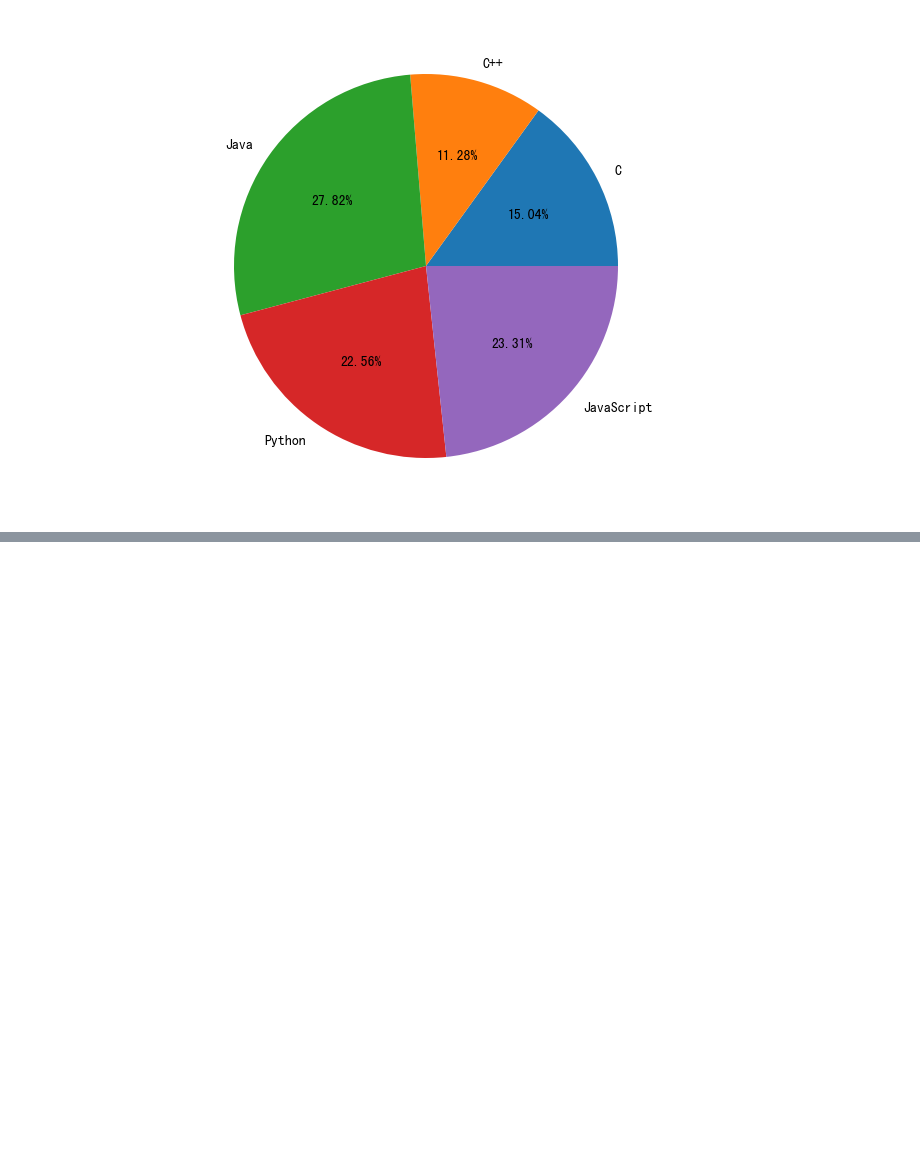
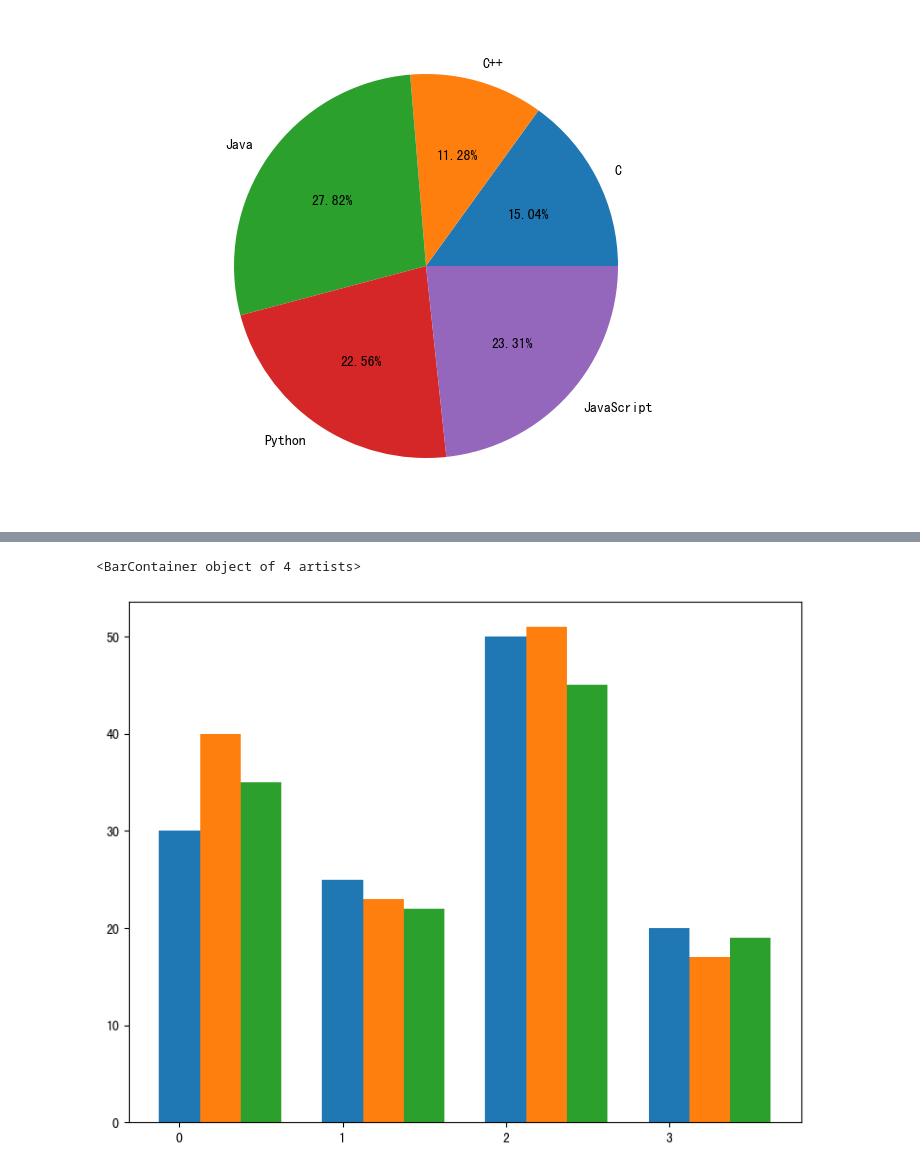
Before and after one commit to YcSaber/SchoolPyLesson1, a Jupyter notebook: data visualization/3/code/3-3.ipynb, the cells around one changed output, grey strips where cells are left out. Saved outputs shown, nothing was run; the diff lists cells and outputs as text; code cells hidden in the pictures; blank space fills up the shorter version.

```diff
--- a/data visualization/3/code/3-3.ipynb
+++ b/data visualization/3/code/3-3.ipynb
@@ -32,0 +54,13 @@ plt.show()
+# %%
+plt.figure(figsize=(9,7))
+data = [[30,25,50,20],
+       [40,23,51,17],
+       [35,22,45,19]]
+X = np.arange(4)
+plt.xticks(range(4),X)
+plt.bar(X,data[0],width=0.25)
+plt.bar(X + 0.25,data[1],width=0.25)
+plt.bar(X + 0.5,data[2],width=0.25)
+# %% [output]
+<BarContainer object of 4 artists>
+[figure, added]
```
Also changed, not shown: parts of 6 cells of this notebook, 6 other files.
